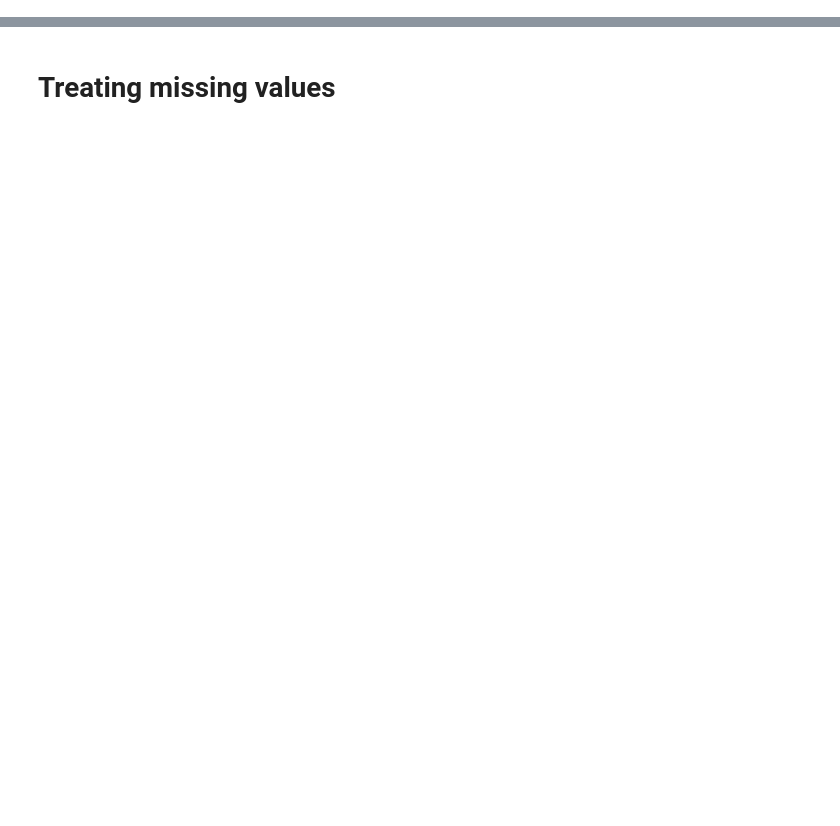
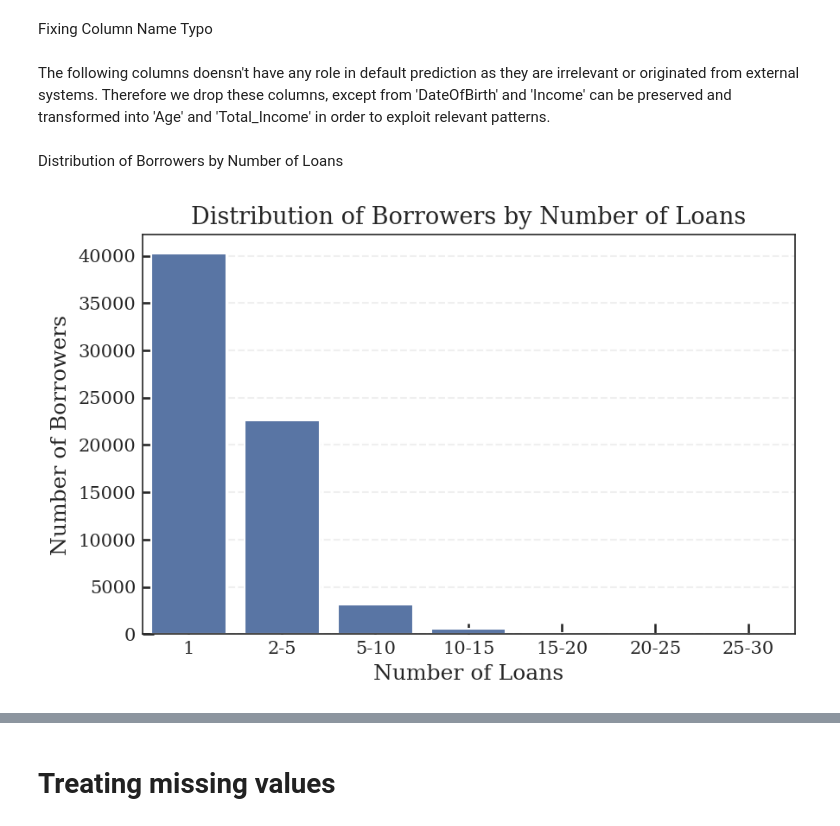
Before and after one commit to tsdan0708-star/P2P-Lending, a Jupyter notebook: notebook/1. eda/data_cleaning.ipynb, the cells around one changed output, grey strips where cells are left out. Drawn from its saved outputs; the diff is of its cells as text; code cells hidden in the pictures; blank space fills up the shorter version.

```diff
--- a/notebook/1. eda/data_cleaning.ipynb
+++ b/notebook/1. eda/data_cleaning.ipynb
@@ -178,2 +62,53 @@ df.head()
+# %% [markdown]
+Fixing Column Name Typo
 # %%
 df.rename(columns={'PreviousEarlyRepaymentsBefoleLoan': 'PreviousEarlyRepaymentsBeforeLoan'}, inplace=True)
+# %% [markdown]
+The following columns doensn't have any role in default prediction as they are irrelevant or originated from external systems. Therefore we drop these columns, except from 'DateOfBirth' and 'Income' can be preserved and transformed into 'Age' and 'Total_Income' in order to exploit relevant patterns.
+# %%
+cols_del = ['BidsPortfolioManager', 'BidsApi', 'BidsManual','ReportAsOfEOD', 'VerificationType', 'LoanId', 'LanguageCode', 'LoanNumber', 'ListedOnUTC', 'DateOfBirth',
+       'BiddingStartedOn','IncomeFromPrincipalEmployer', 'IncomeFromPension',
+       'IncomeFromFamilyAllowance', 'IncomeFromSocialWelfare',
+       'IncomeFromLeavePay', 'IncomeFromChildSupport', 'IncomeOther','LoanApplicationStartedDate','ApplicationSignedHour',
+       'ApplicationSignedWeekday','ActiveScheduleFirstPaymentReached', 'PlannedInterestTillDate',
+       'ExpectedLoss', 'LossGivenDefault', 'ExpectedReturn',
+       'ProbabilityOfDefault', 'PrincipalOverdueBySchedule',
+       'ModelVersion', 'MaturityDate_Original', 'MaturityDate_Last', 'FirstPaymentDate', 'CreditScoreEsMicroL',
+       "Restructured", "ActiveLateCategory", "WorseLateCategory",
+       "ActiveLateLastPaymentCategory", "RecoveryStage", "StageActiveSince",
+       "PrincipalPaymentsMade", "InterestAndPenaltyPaymentsMade",
+       "PrincipalWriteOffs", "InterestAndPenaltyWriteOffs",
+       "PrincipalBalance", "InterestAndPenaltyBalance",
+       "PlannedPrincipalPostDefault", "PlannedInterestPostDefault",
+       "EAD1", "EAD2", "PrincipalRecovery", "InterestRecovery",
+       "PrincipalDebtServicingCost", "InterestAndPenaltyDebtServicingCost",
+       "LastPaymentOn", "NextPaymentDate", "NextPaymentNr",
+       "CurrentDebtDaysPrimary", "DebtOccuredOn",
+       "CurrentDebtDaysSecondary", "DebtOccuredOnForSecondary",
+       "GracePeriodStart", "GracePeriodEnd", "ReScheduledOn", 'Rating', 'EL_V0',
+       'Rating_V0', 'EL_V1', 'Rating_V1', 'Rating_V2',
+       'CreditScoreEsEquifaxRisk', 'CreditScoreFiAsiakasTietoRiskGrade',
+       'CreditScoreEeMini', 'ContractEndDate', "City", "County"
+       ]
+
+df['DateOfBirth'] = pd.to_datetime(df['DateOfBirth'], errors = 'coerce')
+df['LoanDate'] = pd.to_datetime(df['LoanDate'], errors = 'coerce')
+
+df.drop(columns=cols_del, inplace=True)
+# %% [markdown]
+Distribution of Borrowers by Number of Loans
+# %%
+bins = [0, 1, 5, 10, 15, 20, 25, 30]
+labels = ['1', '2-5', '5-10', '10-15', '15-20', '20-25', '25-30']
+counts = df['UserName'].value_counts()
+results = counts.groupby(pd.cut(counts, bins = bins, labels = labels)).count()
+
+plt.Figure(figsize=(10,6))
+sns.barplot(x=results.index, y = results.values)
+plt.title('Distribution of Borrowers by Number of Loans')
+plt.xlabel('Number of Loans')
+plt.ylabel('Number of Borrowers')
+# sns.despine(top = True, right = True)
+plt.show()
+# %% [output]
+[figure, added]
```
Also changed, not shown: parts of 47 cells of this notebook, 2 other files.
